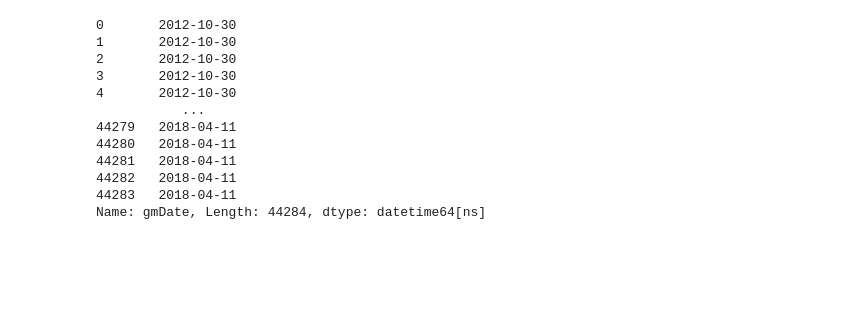
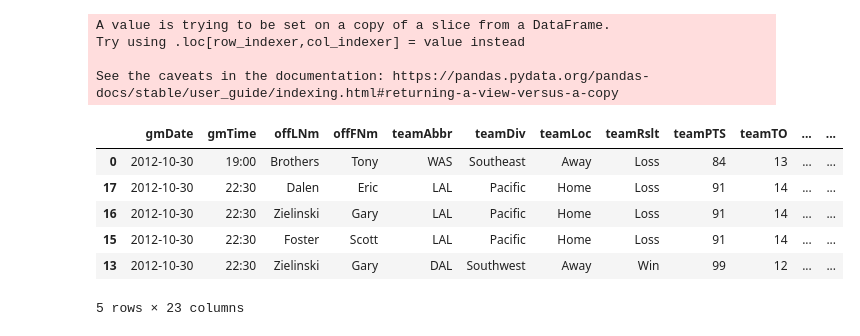
Before and after one commit to carlymckelvy/NBA_fouls, a Jupyter notebook: NBA Foul Call Analysis.ipynb, the cells around one changed output. Drawn from its saved outputs; the diff is of its cells as text; code cells hidden in the pictures; blank space fills up the shorter version.

```diff
--- a/NBA Foul Call Analysis.ipynb
+++ b/NBA Foul Call Analysis.ipynb
@@ -12,27 +14,25 @@ csv = pd.read_csv('2012-18_officialBoxScore.csv')
 nba_df = csv[["gmDate", "gmTime", "offLNm", "offFNm", "teamAbbr", "teamDiv", "teamLoc", "teamRslt", "teamPTS", "teamTO", "teamSTL", "teamBLK", "teamPF", "teamFGA", "teamFGM", "teamFG%", "teamFTA", "teamFTM", "teamFT%", "teamTRB", "teamSTL%", "teamBLK%", "teamBLKR"]]
 # %%
 # Convert date to datetime
-pd.to_datetime(nba_df["gmDate"])
+nba_df['gmDate'] = pd.to_datetime(nba_df["gmDate"])
+
+# df['Date']= pd.to_datetime(df['Date'])
 
 #df.dtypes
-# nba_df = nba_df.sort_values("gmDate")
-
-#turn date into unix timestamp
-sorted_df["timestamp"] = sorted_df["gmDate"].astype('int64')//1e9
-sorted_df
+nba_df = nba_df.sort_values("gmDate")
+nba_df.head()
 # %% [output]
-0       2012-10-30
-1       2012-10-30
-2       2012-10-30
-3       2012-10-30
-4       2012-10-30
-           ...
-44279   2018-04-11
-44280   2018-04-11
-44281   2018-04-11
-44282   2018-04-11
-44283   2018-04-11
-Name: gmDate, Length: 44284, dtype: datetime64[ns]
+A value is trying to be set on a copy of a slice from a DataFrame.
+Try using .loc[row_indexer,col_indexer] = value instead
+
+See the caveats in the documentation: https://pandas.pydata.org/pandas-docs/stable/user_guide/indexing.html#returning-a-view-versus-a-copy
+|  | gmDate | gmTime | offLNm | offFNm | teamAbbr | teamDiv | teamLoc | teamRslt | teamPTS | teamTO | ... | ... |
+| 0 | 2012-10-30 | 19:00 | Brothers | Tony | WAS | Southeast | Away | Loss | 84 | 13 | ... | ... |
+| 17 | 2012-10-30 | 22:30 | Dalen | Eric | LAL | Pacific | Home | Loss | 91 | 14 | ... | ... |
+| 16 | 2012-10-30 | 22:30 | Zielinski | Gary | LAL | Pacific | Home | Loss | 91 | 14 | ... | ... |
+| 15 | 2012-10-30 | 22:30 | Foster | Scott | LAL | Pacific | Home | Loss | 91 | 14 | ... | ... |
+| 13 | 2012-10-30 | 22:30 | Zielinski | Gary | DAL | Southwest | Away | Win | 99 | 12 | ... | ... |
+5 rows × 23 columns
 # %%
 # # Grouping games by date and time
 # nba_df["gmDateTime"] = nba_df["gmDate"].astype(str) + " " + nba_df["gmTime"].astype(str)
```
Also changed, not shown: parts of 11 cells of this notebook, 1 other file.
